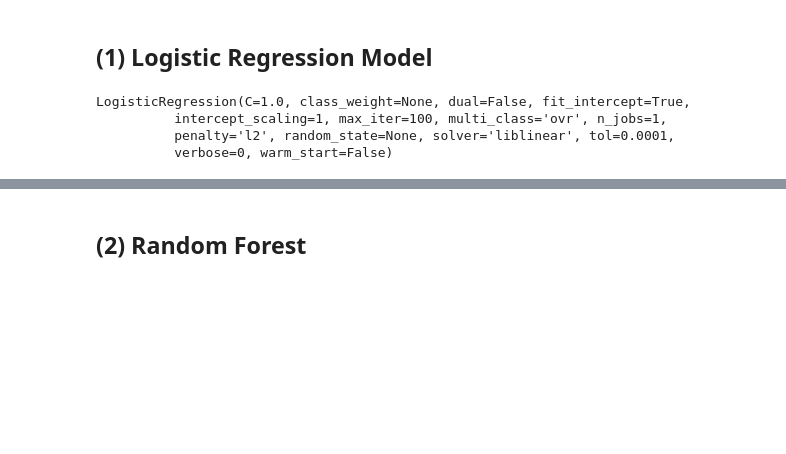
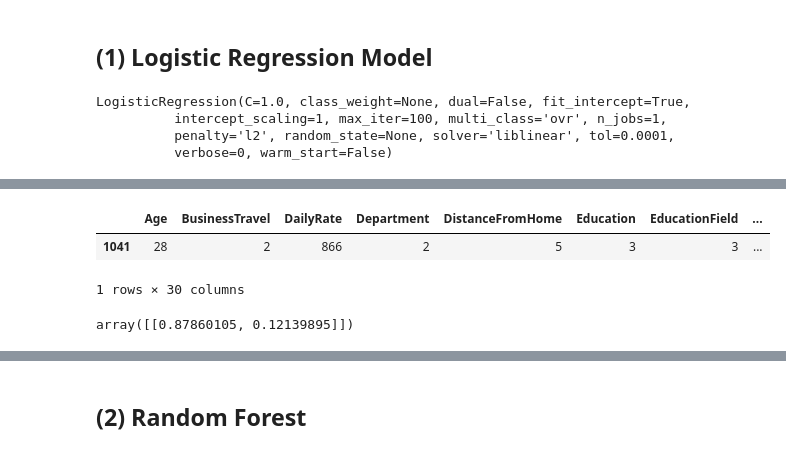
Before and after one commit to Purusharth07/Human_Resource_Analysis-and-Employee_Attrition_Prediction, a Jupyter notebook: Employee-Attrition(2nd).ipynb, the cells around one changed output, grey strips where cells are left out. Cells and saved outputs as stored; diff of their text form; code cells hidden in the pictures; blank space fills up the shorter version.

```diff
--- a/Employee-Attrition(2nd).ipynb
+++ b/Employee-Attrition(2nd).ipynb
@@ -339,8 +341,8 @@ df['BusinessTravel'] = model.fit_transform(df['BusinessTravel'].astype('str'))
 df['Department'] = model.fit_transform(df['Department'].astype('str'))
 # %%
 df_vars = df.columns.values.tolist()
-y=['Attrition']
-X=[i for i in df_vars if i not in y]
+y=df['Attrition']
+X=df.columns.difference(['Attrition'])
 # %%
 df.columns.values
 # %% [output]
@@ -398,0 +440,10 @@ Logistic Regression accuracy: 0.855
+# %%
+X_test[:1]
+# %% [output]
+|  | Age | BusinessTravel | DailyRate | Department | DistanceFromHome | Education | EducationField | ... |
+| 1041 | 28 | 2 | 866 | 2 | 5 | 3 | 3 | ... |
+1 rows × 30 columns
+# %%
+logreg.predict_proba( X_test[:1] )
+# %% [output]
+array([[0.87860105, 0.12139895]])
```
Also changed, not shown: parts of 43 cells of this notebook.
